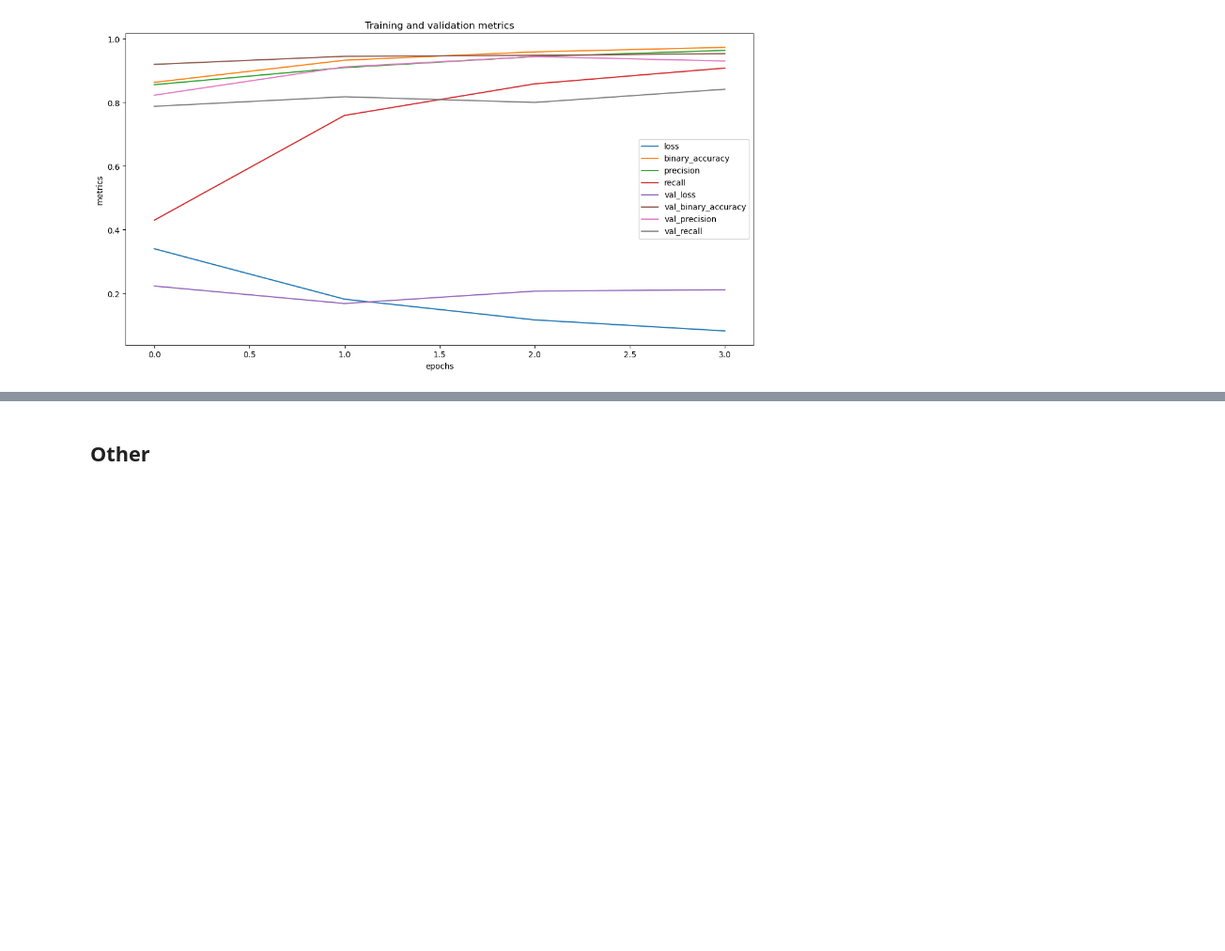
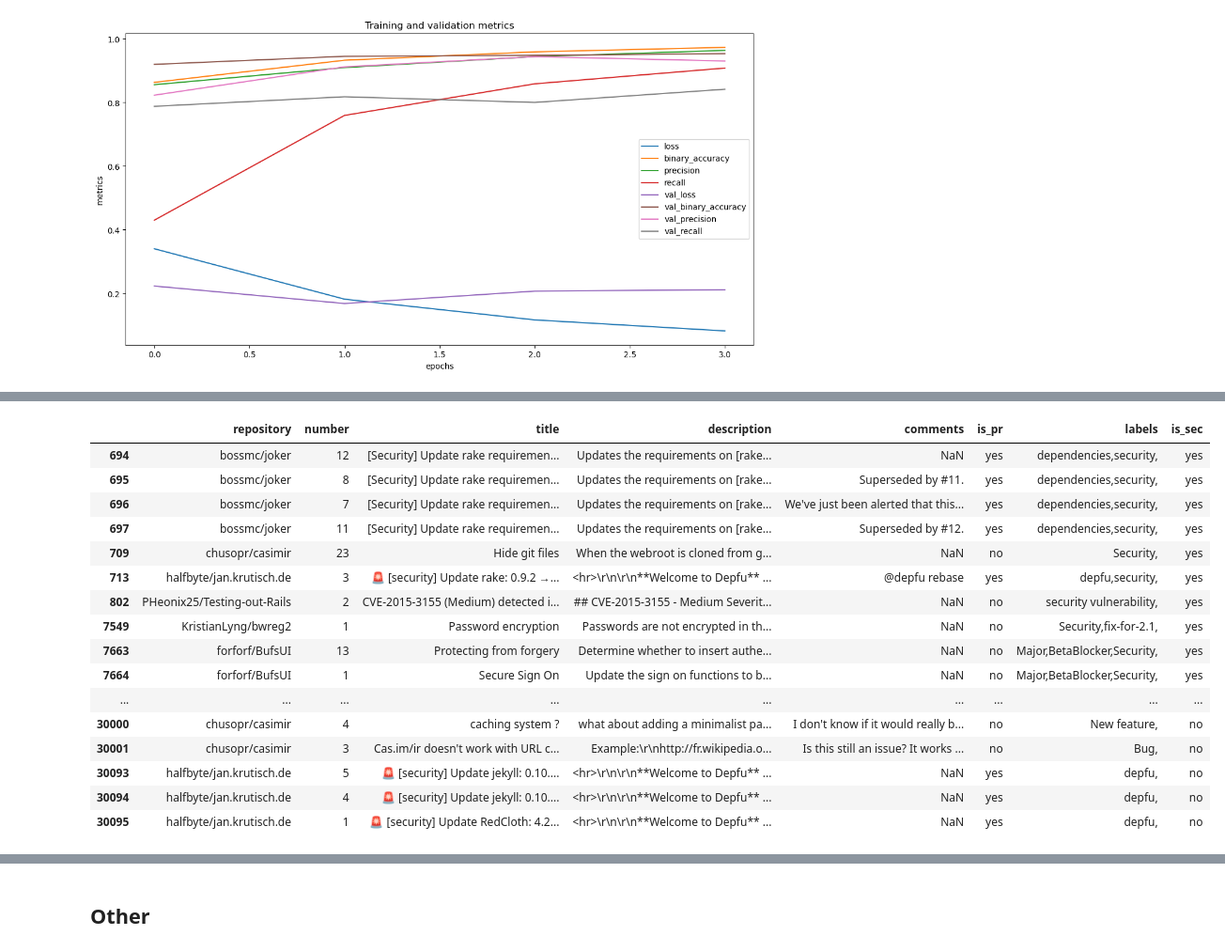
Before and after one commit to TeamPML/GuthubSecurityIssues, a Jupyter notebook: modelling.ipynb, the cells around one changed output, grey strips where cells are left out. Shown at 94% size. Drawn from its saved outputs; the diff is of its cells as text; code cells hidden in the pictures; blank space fills up the shorter version.

Commit message:
repository split training

```diff
--- a/modelling.ipynb
+++ b/modelling.ipynb
@@ -1313,0 +1323,3 @@ plt.show()
+# %%
+df = pd.concat([df_sec, df_non_sec]).reset_index(drop=True)
+df
@@ -1313,0 +1340,4 @@ plt.show()
+# %%
+title_desc_df = df[['is_sec', 'repository']]
+title_desc_df['title_desc'] = df['title'] + '. ' + df['description'].fillna('')
+title_desc_df
@@ -1313,0 +1363,4 @@ plt.show()
+# %%
+# encode is_sec column using pandas
+title_desc_df['is_sec'] = title_desc_df['is_sec'].map({'yes': 1, 'no': 0})
+title_desc_df
@@ -1313,0 +1386,5 @@ plt.show()
+# %%
+# take repositories with no more than 10 issues
+minor_repos_indices = title_desc_df['repository'].value_counts() <= 10
+minor_repos = title_desc_df['repository'].value_counts()[minor_repos_indices].index
+minor_repos
@@ -1313,0 +1431,23 @@ plt.show()
+# %%
+# show all rows
+pd.set_option('display.max_rows', None)
+
+df[df['repository'].isin(minor_repos)]
+# %% [output]
+|  | repository | number | title | description | comments | is_pr | labels | is_sec |
+| 694 | bossmc/joker | 12 | [Security] Update rake requiremen... | Updates the requirements on [rake... | NaN | yes | dependencies,security, | yes |
+| 695 | bossmc/joker | 8 | [Security] Update rake requiremen... | Updates the requirements on [rake... | Superseded by #11. | yes | dependencies,security, | yes |
+| 696 | bossmc/joker | 7 | [Security] Update rake requiremen... | Updates the requirements on [rake... | We've just been alerted that this... | yes | dependencies,security, | yes |
+| 697 | bossmc/joker | 11 | [Security] Update rake requiremen... | Updates the requirements on [rake... | Superseded by #12. | yes | dependencies,security, | yes |
+| 709 | chusopr/casimir | 23 | Hide git files | When the webroot is cloned from g... | NaN | no | Security, | yes |
+| 713 | halfbyte/jan.krutisch.de | 3 | 🚨 [security] Update rake: 0.9.2 →... | <hr>\r\n\r\n**Welcome to Depfu** ... | @depfu rebase | yes | depfu,security, | yes |
+| 802 | PHeonix25/Testing-out-Rails | 2 | CVE-2015-3155 (Medium) detected i... | ## CVE-2015-3155 - Medium Severit... | NaN | no | security vulnerability, | yes |
+| 7549 | KristianLyng/bwreg2 | 1 | Password encryption | Passwords are not encrypted in th... | NaN | no | Security,fix-for-2.1, | yes |
+| 7663 | forforf/BufsUI | 13 | Protecting from forgery | Determine whether to insert authe... | NaN | no | Major,BetaBlocker,Security, | yes |
+| 7664 | forforf/BufsUI | 1 | Secure Sign On | Update the sign on functions to b... | NaN | no | Major,BetaBlocker,Security, | yes |
+| ... | ... | ... | ... | ... | ... | ... | ... | ... |
+| 30000 | chusopr/casimir | 4 | caching system ? | what about adding a minimalist pa... | I don't know if it would really b... | no | New feature, | no |
+| 30001 | chusopr/casimir | 3 | Cas.im/ir doesn't work with URL c... | Example:\r\nhttp://fr.wikipedia.o... | Is this still an issue? It works ... | no | Bug, | no |
+| 30093 | halfbyte/jan.krutisch.de | 5 | 🚨 [security] Update jekyll: 0.10.... | <hr>\r\n\r\n**Welcome to Depfu** ... | NaN | yes | depfu, | no |
+| 30094 | halfbyte/jan.krutisch.de | 4 | 🚨 [security] Update jekyll: 0.10.... | <hr>\r\n\r\n**Welcome to Depfu** ... | NaN | yes | depfu, | no |
+| 30095 | halfbyte/jan.krutisch.de | 1 | 🚨 [security] Update RedCloth: 4.2... | <hr>\r\n\r\n**Welcome to Depfu** ... | NaN | yes | depfu, | no |
```
Also changed, not shown: parts of 19 cells of this notebook.
